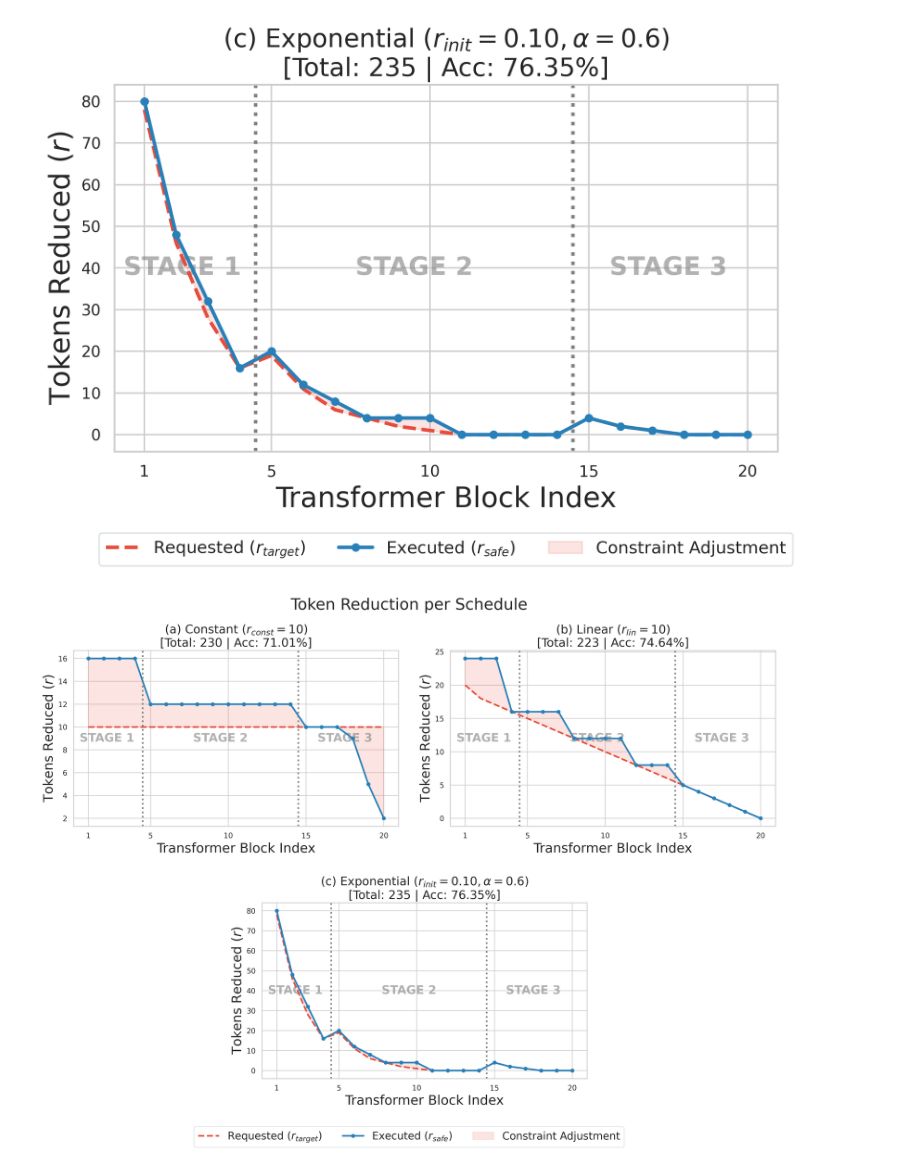
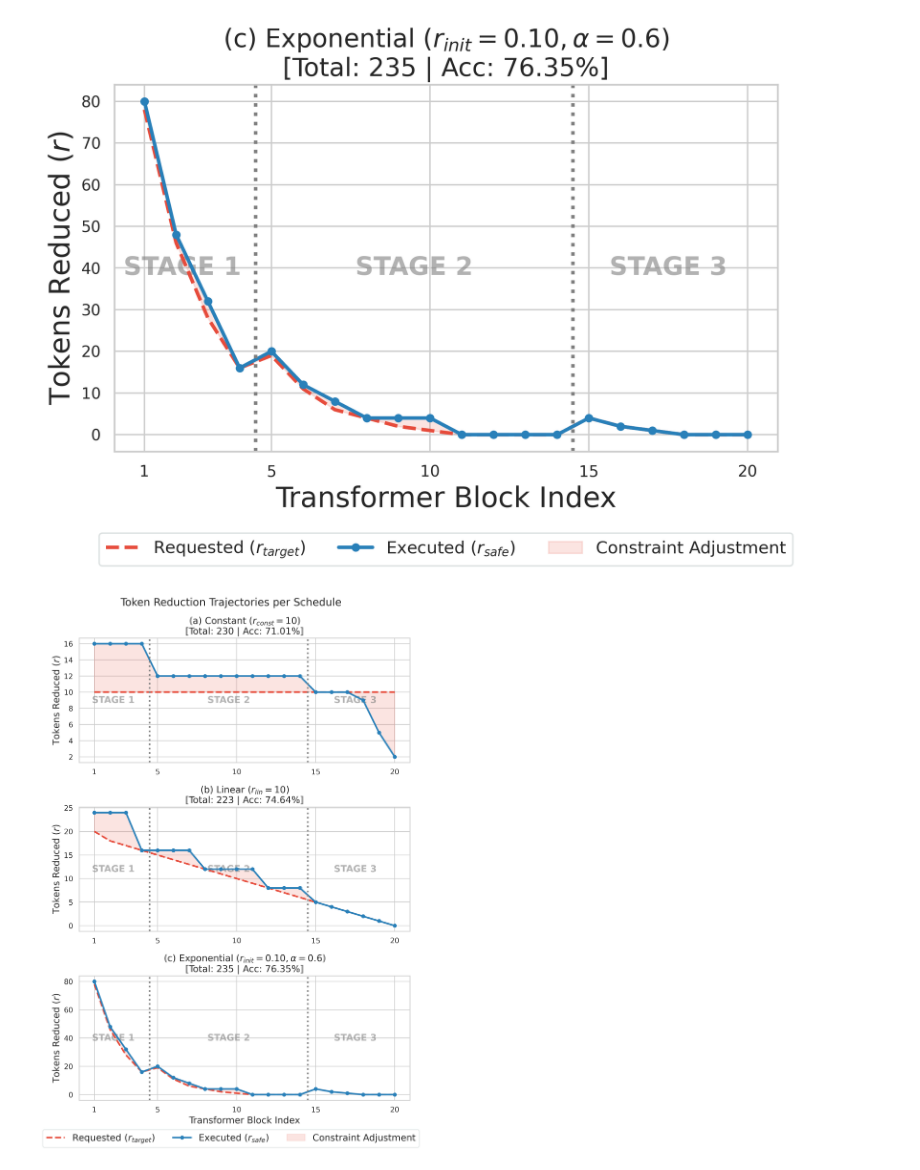
Before and after one commit to junseokm/sret-tome, a Jupyter notebook: plots.ipynb, the cells around one changed output. Cells and saved outputs as stored; diff of their text form; code cells hidden in the pictures.

```diff
--- a/plots.ipynb
+++ b/plots.ipynb
@@ -195,10 +197,10 @@ import numpy as np
 
 sns.set_theme(style="whitegrid", palette="muted")
 plt.rcParams.update({
-    'font.size': 16,
-    'axes.labelsize': 18,
-    'axes.titlesize': 18,
-    'legend.fontsize': 16,
+    'font.size': 14,
+    'axes.labelsize': 14,
+    'axes.titlesize': 14,
+    'legend.fontsize': 14,
     'figure.dpi': 300,
     'lines.linewidth': 2.5
 })
@@ -214,7 +216,7 @@ for col in metrics:
 
 baseline = df_merged[(df_merged['initial_r'] == 0.0) & (df_merged['alpha'] == 1.0)].iloc[0]
 
-fig, axes = plt.subplots(1, 2, figsize=(16, 7))
+fig, axes = plt.subplots(2, 1, figsize=(8, 10))
 ax_gpu, ax_cpu = axes
 
 r_configs = {
@@ -237,7 +239,6 @@ for r_val, cfg in r_configs.items():
 
 def format_ax(ax, title, ylabel, baseline_val, show_baseline=True):
     ax.set_title(title, pad=10)
-    ax.set_xlabel(r'Exponential Decay Parameter ($\alpha$)')
     ax.set_ylabel(ylabel)
     ax.set_xticks(alphas)
     ax.set_xlim(-0.05, 1.05)
@@ -247,11 +248,13 @@ def format_ax(ax, title, ylabel, baseline_val, show_baseline=True):
 format_ax(ax_gpu, '(a) GPU Throughput (BS=1)', 'Throughput (img/sec)', baseline['throughput_bs1'])
 format_ax(ax_cpu, '(b) CPU Throughput (BS=1)', 'Throughput (img/sec)', baseline['throughput'])
 
+axes[-1].set_xlabel(r'Exponential Decay Parameter ($\alpha$)')
+
 handles, labels = ax_gpu.get_legend_handles_labels()
 
-fig.suptitle(r'Impact of Decay Parameter ($\alpha$) for Batch Size 1', fontsize=24)
-fig.legend(handles, labels, loc='lower center', bbox_to_anchor=(0.5, -0.05), ncol=4, frameon=True, facecolor='white', edgecolor='#d5dbdb', fontsize=18)
-fig.tight_layout(rect=[0, 0.06, 1, 1], w_pad=2.0)
+fig.suptitle(r'Impact of Decay Parameter ($\alpha$) for Batch Size 1', fontsize=16)
+fig.legend(handles, labels, loc='lower center', bbox_to_anchor=(0.5, -0.05), ncol=2, frameon=True, facecolor='white', edgecolor='#d5dbdb', fontsize=14)
+fig.tight_layout(rect=[0, 0.02, 1, 1], h_pad=1.0)
 fig.savefig('plots/decay_effect_bs1.pdf', bbox_inches='tight')
 fig.savefig('plots/decay_effect_bs1.png', bbox_inches='tight')
 plt.show()
@@ -331,14 +334,13 @@ for filename, title, target, actual in schedules:
 import matplotlib.pyplot as plt
 import seaborn as sns
 import numpy as np
-import matplotlib.gridspec as gridspec
 
 sns.set_theme(style="whitegrid", palette="muted")
 plt.rcParams.update({
-    'font.size': 16,
-    'axes.labelsize': 20,
-    'axes.titlesize': 20,
-    'legend.fontsize': 16,
+    'font.size': 14,
+    'axes.labelsize': 14,
+    'axes.titlesize': 14,
+    'legend.fontsize': 14,
     'figure.dpi': 300,
     'lines.linewidth': 2.5
 })
@@ -359,47 +361,42 @@ e6_actual = np.array([80, 48, 32, 16] + [20, 12, 8, 4, 4, 4, 0, 0, 0, 0] + [4, 2
 
 schedules = [
     ("(a) Constant ($r_{const}=10$)\n[Total: 230 | Acc: 71.01%]", c_target, c_actual),
     ("(b) Linear ($r_{lin}=10$)\n[Total: 223 | Acc: 74.64%]", l_target, l_actual),
     ("(c) Exponential ($r_{init}=0.10, \\alpha=0.6$)\n[Total: 235 | Acc: 76.35%]", e6_target, e6_actual),
 ]
 
-fig = plt.figure(figsize=(16, 12))
-gs = gridspec.GridSpec(2, 4, figure=fig)
-
-ax1 = fig.add_subplot(gs[0, :2])
-ax2 = fig.add_subplot(gs[0, 2:])
-ax3 = fig.add_subplot(gs[1, 1:3])
-
-axes = [ax1, ax2, ax3]
+fig, axes = plt.subplots(3, 1, figsize=(8, 12))
 
 for ax, (title, target, actual) in zip(axes, schedules):
     ax.plot(x_blocks, target, color='#e74c3c', linestyle='--', label='Requested ($r_{target}$)')
     ax.plot(x_blocks, actual, color='#2980b9', linestyle='-', marker='o', markersize=5, label='Executed ($r_{safe}$)')
     ax.fill_between(x_blocks, target, actual, color='#e74c3c', alpha=0.15, label='Constraint Adjustment')
 
     ax.axvline(x=4.5, color='gray', linestyle=':')
     ax.axvline(x=14.5, color='gray', linestyle=':')
 
     trans = ax.get_xaxis_transform()
-    ax.text(2.2, 0.5, 'STAGE 1', ha='center', va='center', transform=trans, fontsize=18, fontweight='bold', color='gray', alpha=0.6, zorder=1)
-    ax.text(9.5, 0.5, 'STAGE 2', ha='center', va='center', transform=trans, fontsize=18, fontweight='bold', color='gray', alpha=0.6, zorder=1)
-    ax.text(17.5, 0.5, 'STAGE 3', ha='center', va='center', transform=trans, fontsize=18, fontweight='bold', color='gray', alpha=0.6, zorder=1)
+    ax.text(2.2, 0.5, 'STAGE 1', ha='center', va='center', transform=trans, fontsize=14, fontweight='bold', color='gray', alpha=0.6, zorder=1)
+    ax.text(9.5, 0.5, 'STAGE 2', ha='center', va='center', transform=trans, fontsize=14, fontweight='bold', color='gray', alpha=0.6, zorder=1)
+    ax.text(17.5, 0.5, 'STAGE 3', ha='center', va='center', transform=trans, fontsize=14, fontweight='bold', color='gray', alpha=0.6, zorder=1)
 
-    ax.set_title(title, fontsize=18)
+    ax.set_title(title, fontsize=14)
     ax.set_xticks([1, 5, 10, 15, 20])
 
-    ax.set_xlabel('Transformer Block Index')
     ax.set_ylabel('Tokens Reduced ($r$)')
 
-handles, labels = ax1.get_legend_handles_labels()
+axes[-1].set_xlabel('Transformer Block Index')
 
-fig.suptitle(r'Token Reduction per Schedule', fontsize=24)
+handles, labels = axes[0].get_legend_handles_labels()
+
+fig.suptitle(r'Token Reduction Trajectories per Schedule', fontsize=16)
 fig.legend(handles, labels, loc='lower center', bbox_to_anchor=(0.5, 0.0), ncol=3, frameon=True, facecolor='white', edgecolor='#d5dbdb')
-fig.tight_layout(rect=[0, 0.06, 1, 1], h_pad=2.0, w_pad=2.0)
+fig.tight_layout(rect=[0, 0.03, 1, 1], h_pad=1.0)
+
 fig.savefig('plots/reduction_combined.pdf', bbox_inches='tight')
 fig.savefig('plots/reduction_combined.png', bbox_inches='tight')
 
 plt.show()
 plt.close(fig)
 # %% [output]
-[figure, old version]
+[figure, new version]
```
Also changed, not shown: parts of 3 cells of this notebook, 8 other files.
